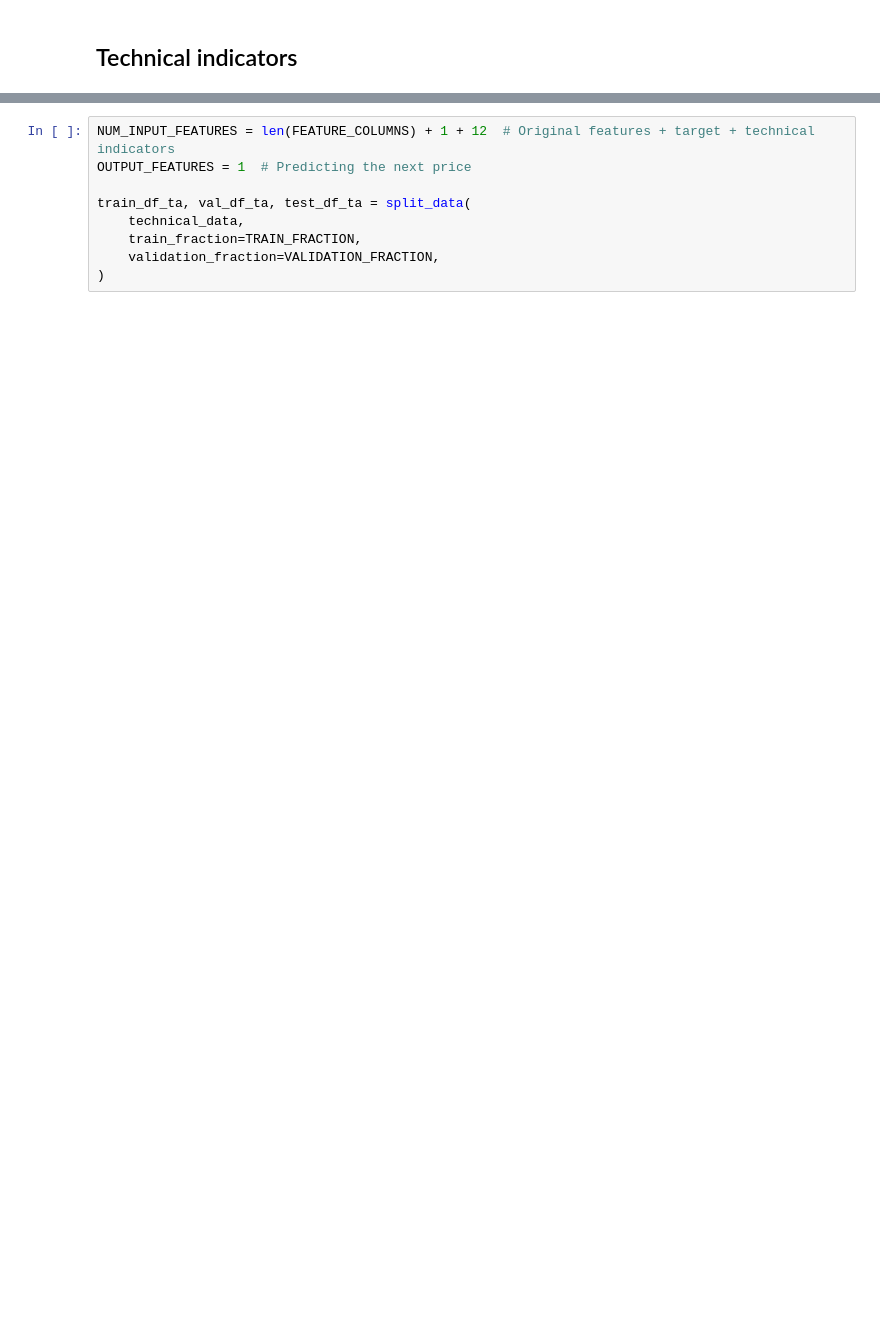
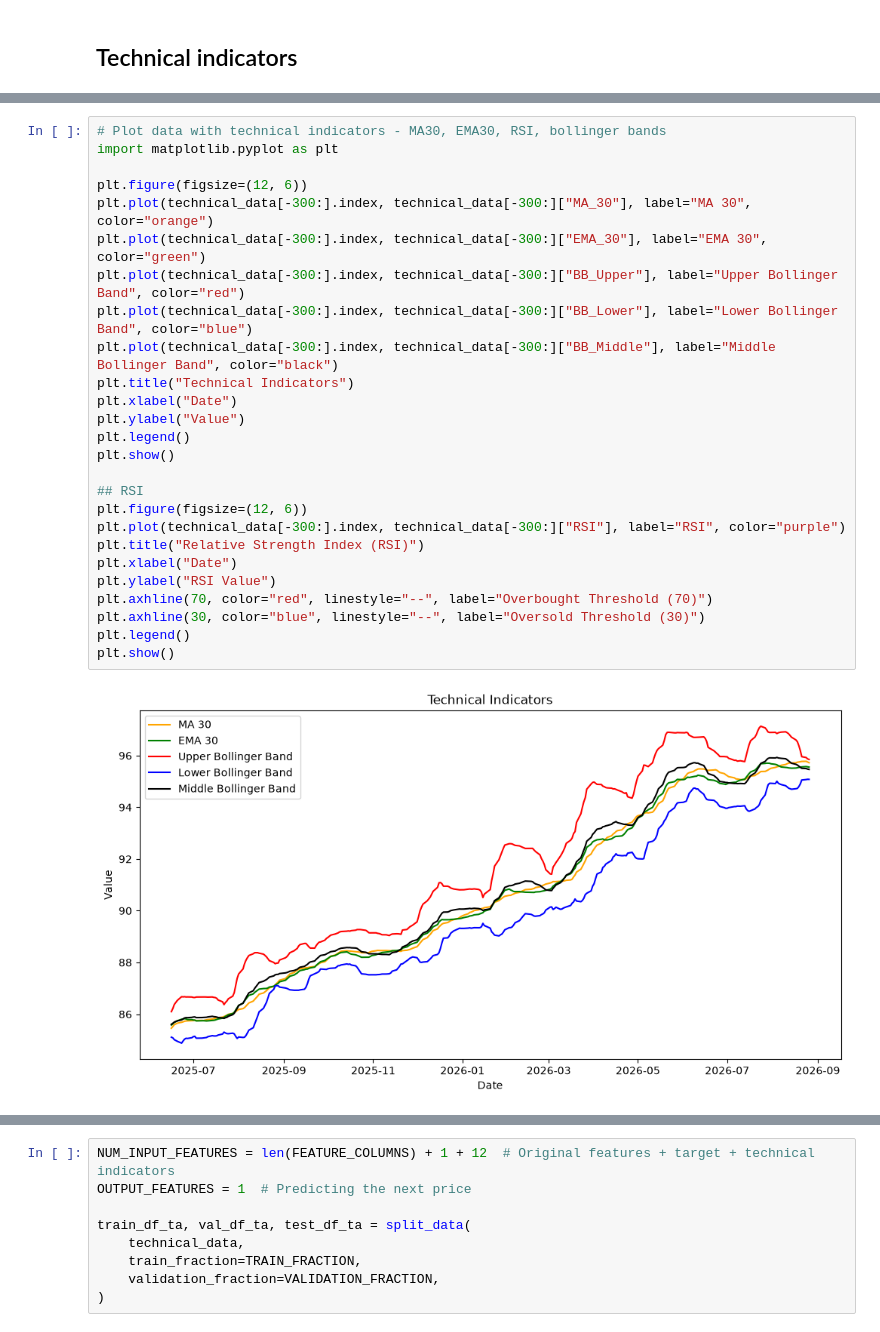
Before and after one commit to Princekumarofficial/potential-octo-sniffle, a Jupyter notebook: train.ipynb, the cells around one changed output, grey strips where cells are left out. Drawn from its saved outputs; the diff is of its cells as text; blank space fills up the shorter version.

```diff
--- a/train.ipynb
+++ b/train.ipynb
@@ -371,0 +375,28 @@ technical_data.head()
+# %%
+# Plot data with technical indicators - MA30, EMA30, RSI, bollinger bands
+import matplotlib.pyplot as plt
+
+plt.figure(figsize=(12, 6))
+plt.plot(technical_data[-300:].index, technical_data[-300:]["MA_30"], label="MA 30", color="orange")
+plt.plot(technical_data[-300:].index, technical_data[-300:]["EMA_30"], label="EMA 30", color="green")
+plt.plot(technical_data[-300:].index, technical_data[-300:]["BB_Upper"], label="Upper Bollinger Band", color="red")
+plt.plot(technical_data[-300:].index, technical_data[-300:]["BB_Lower"], label="Lower Bollinger Band", color="blue")
+plt.plot(technical_data[-300:].index, technical_data[-300:]["BB_Middle"], label="Middle Bollinger Band", color="black")
+plt.title("Technical Indicators")
+plt.xlabel("Date")
+plt.ylabel("Value")
+plt.legend()
+plt.show()
+
+## RSI
+plt.figure(figsize=(12, 6))
+plt.plot(technical_data[-300:].index, technical_data[-300:]["RSI"], label="RSI", color="purple")
+plt.title("Relative Strength Index (RSI)")
+plt.xlabel("Date")
+plt.ylabel("RSI Value")
+plt.axhline(70, color="red", linestyle="--", label="Overbought Threshold (70)")
+plt.axhline(30, color="blue", linestyle="--", label="Oversold Threshold (30)")
+plt.legend()
+plt.show()
+# %% [output]
+[figure, added]
```
Also changed, not shown: parts of 19 cells of this notebook, 36 other files.
